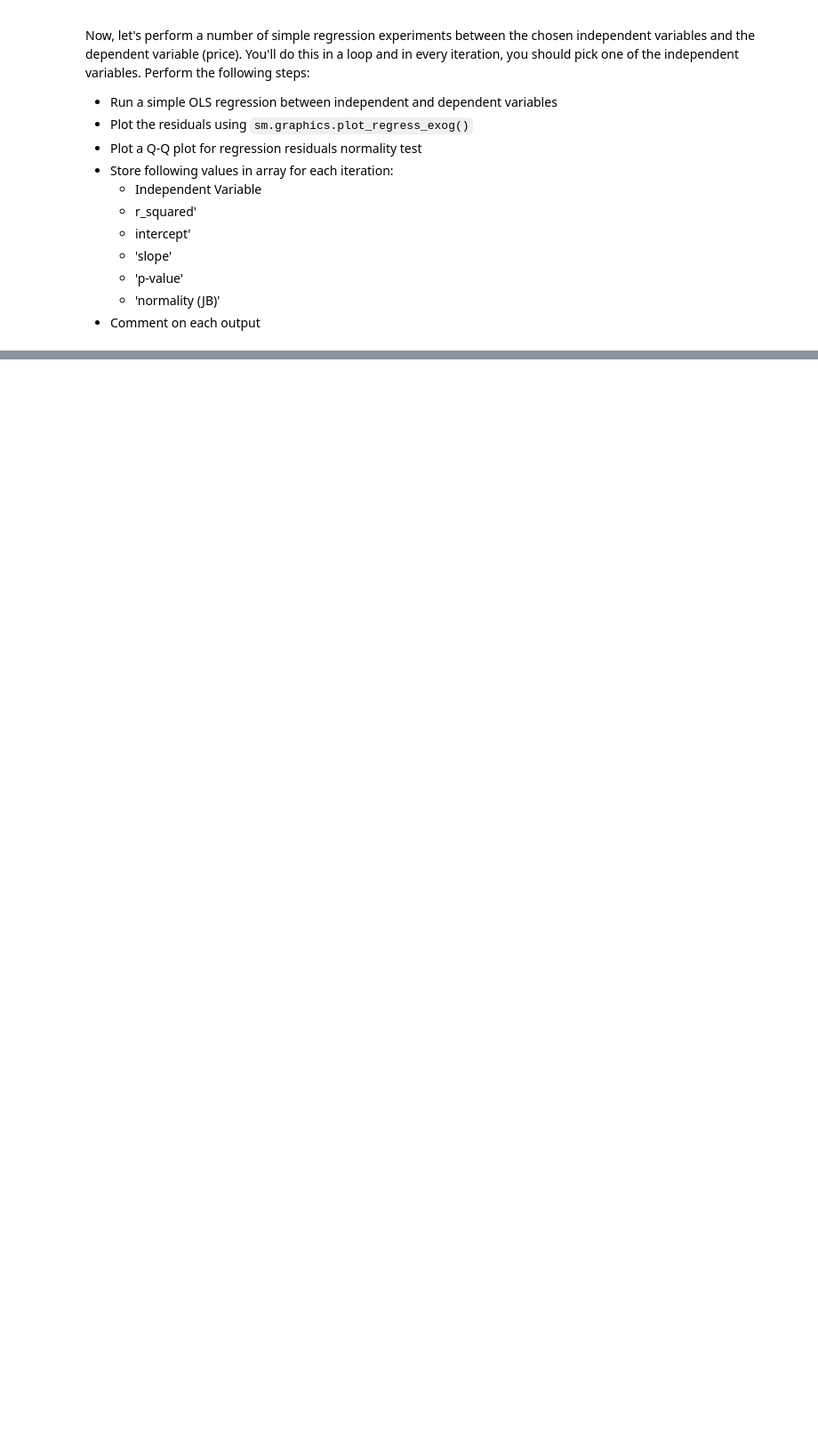
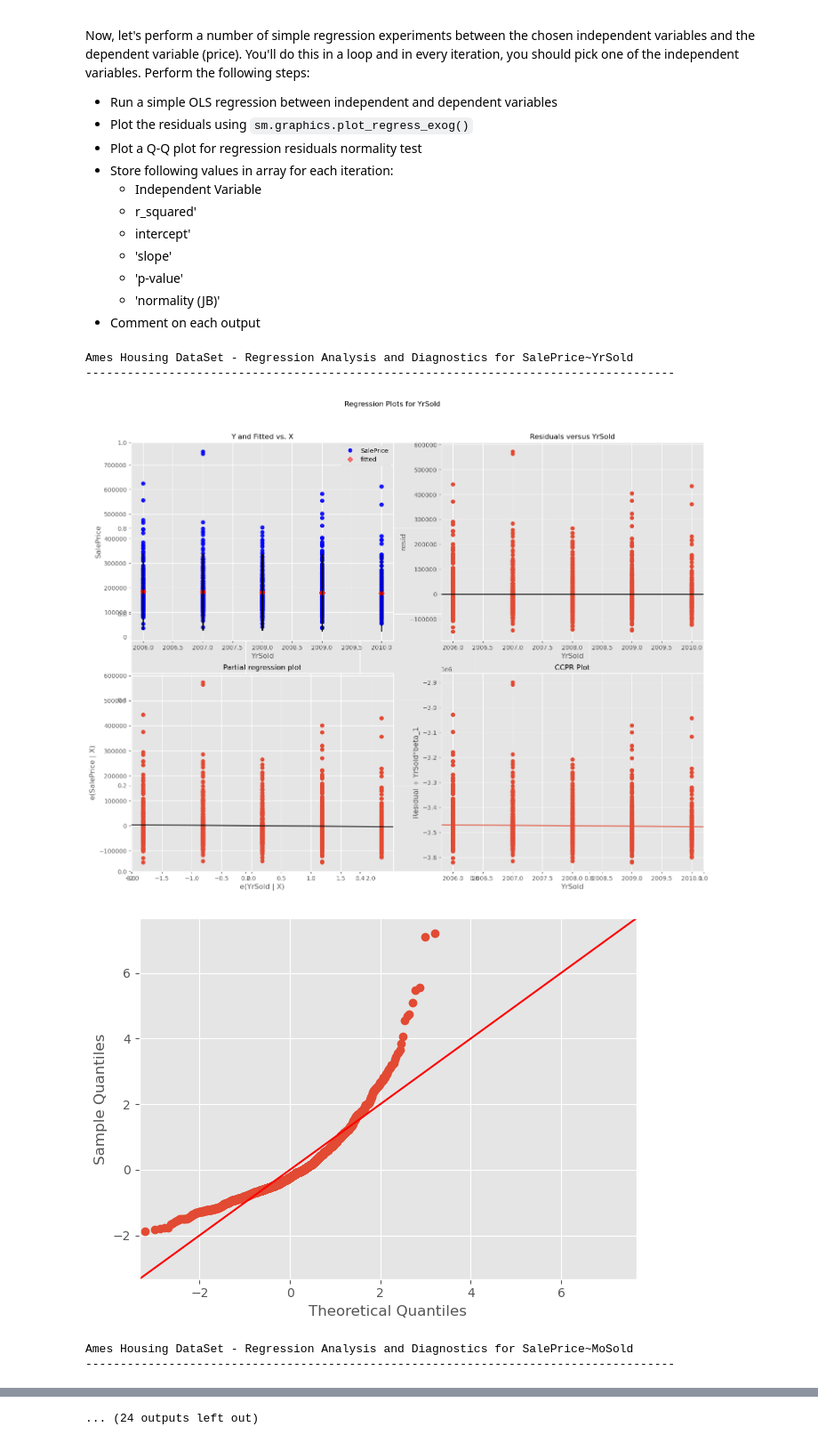
Before and after one commit to victormuuo07/dsc-regression-boston-lab, a Jupyter notebook: index.ipynb, the cells around one changed output, grey strips where cells are left out. Shown at 89% size. Saved outputs shown, nothing was run; the diff lists cells and outputs as text; code cells hidden in the pictures; blank space fills up the shorter version.

```diff
--- a/index.ipynb
+++ b/index.ipynb
@@ -91,0 +97,28 @@ Now, let's perform a number of simple regression experiments between the chosen
+# %%
+# Your code here
+import statsmodels.api as sm
+import statsmodels.formula.api as smf
+import scipy.stats as stats
+import statsmodels.stats.api as sms
+
+results = []
+for idx, column in enumerate(data.columns):
+       print (f"Ames Housing DataSet - Regression Analysis and Diagnostics for SalePrice~{column}")
+       print ("-------------------------------------------------------------------------------------")
+       f = f'SalePrice~{column}'
+       model = smf.ols(formula=f, data=data).fit()
+
+       fig, axes = plt.subplots(figsize=(15, 12))
+       fig = sm.graphics.plot_regress_exog(model, column, fig=fig)
+       fig = sm.graphics.qqplot(model.resid, dist=stats.norm, line='45', fit=True)
+       fig.tight_layout()
+       plt.show()
+       results.append([column, model.rsquared, model.params[0], model.params[1], model.pvalues[1], sms.jarque_bera(model.resid)[0]])
+       input("Press Enter to continue...")
+# %% [output]
+Ames Housing DataSet - Regression Analysis and Diagnostics for SalePrice~YrSold
+-------------------------------------------------------------------------------------
+[figure, added]
+[figure, added]
+Ames Housing DataSet - Regression Analysis and Diagnostics for SalePrice~MoSold
+-------------------------------------------------------------------------------------
@@ -91,0 +135 @@ Now, let's perform a number of simple regression experiments between the chosen
+... (24 outputs left out)
```
Also changed, not shown: parts of 4 cells of this notebook.
